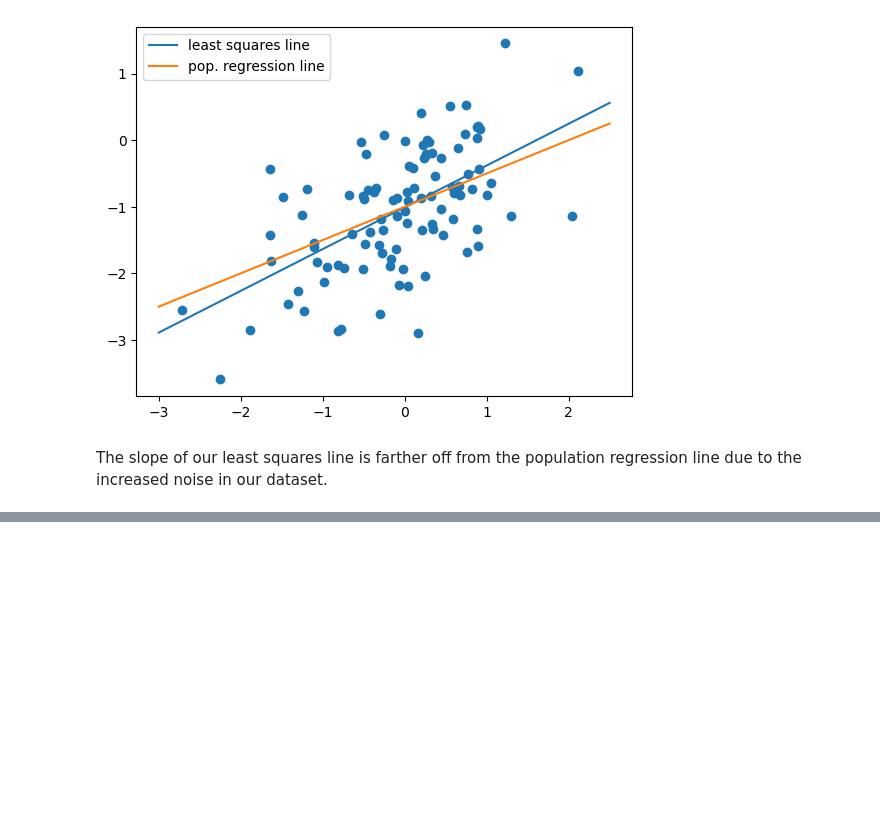
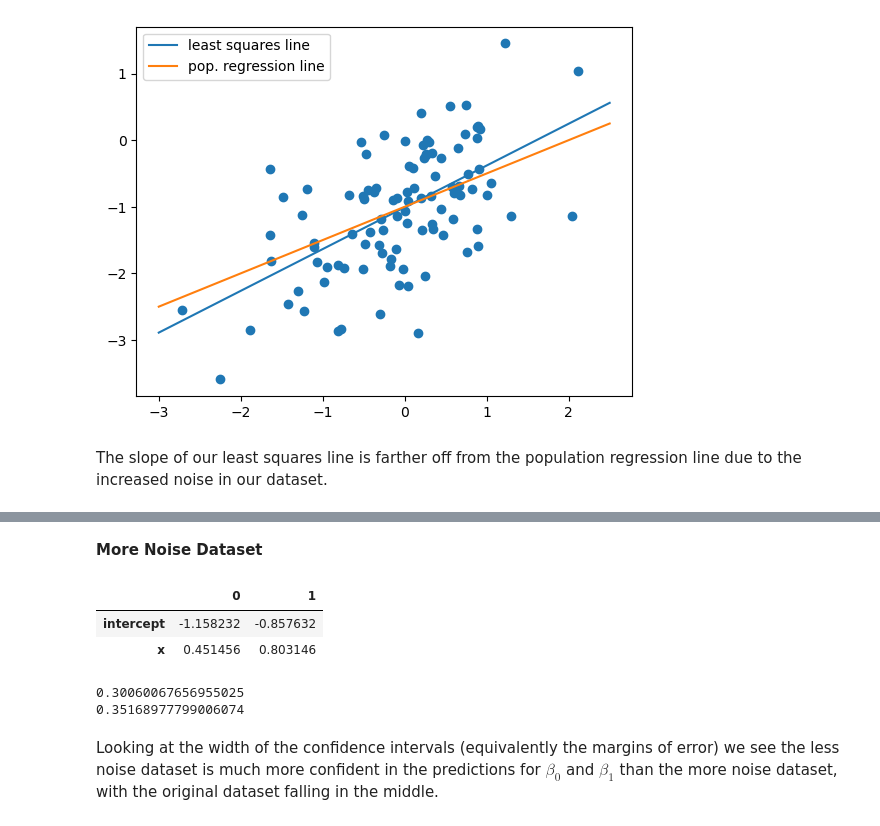
Before and after one commit to carmancater/an-introduction-to-statistical-learning-with-applications-in-python, a Jupyter notebook: Chapter 3 - Linear Regression/Ch 3 Ex 13.ipynb, the cells around one changed output, grey strips where cells are left out. Cells and saved outputs as stored; diff of their text form; code cells hidden in the pictures; blank space fills up the shorter version.

```diff
--- a/Chapter 3 - Linear Regression/Ch 3 Ex 13.ipynb
+++ b/Chapter 3 - Linear Regression/Ch 3 Ex 13.ipynb
@@ -172,0 +201,16 @@ The slope of our least squares line is farther off from the population regressio
+# %% [markdown]
+**More Noise Dataset**
+# %%
+results_morenoise.conf_int()
+# %% [output]
+|  | 0 | 1 |
+| intercept | -1.158232 | -0.857632 |
+| x | 0.451456 | 0.803146 |
+# %%
+print(np.abs(results_morenoise.conf_int().iat[0,1] - results_morenoise.conf_int().iat[0,0]))
+print(np.abs(results_morenoise.conf_int().iat[1,1] - results_morenoise.conf_int().iat[1,0]))
+# %% [output]
+0.30060067656955025
+0.35168977799006074
+# %% [markdown]
+Looking at the width of the confidence intervals (equivalently the margins of error) we see the less noise dataset is much more confident in the predictions for $\beta_0$ and $\beta_1$ than the more noise dataset, with the original dataset falling in the middle.
```
Also changed, not shown: parts of 7 cells of this notebook.
